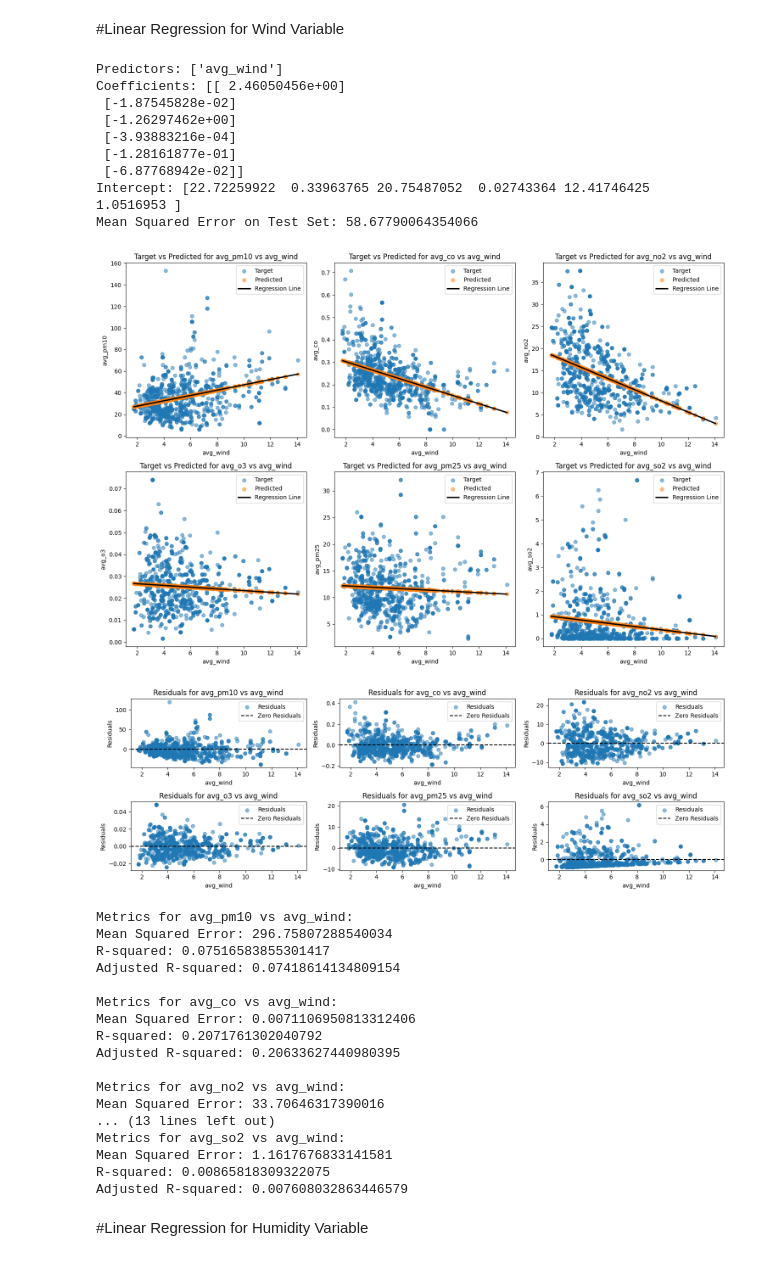
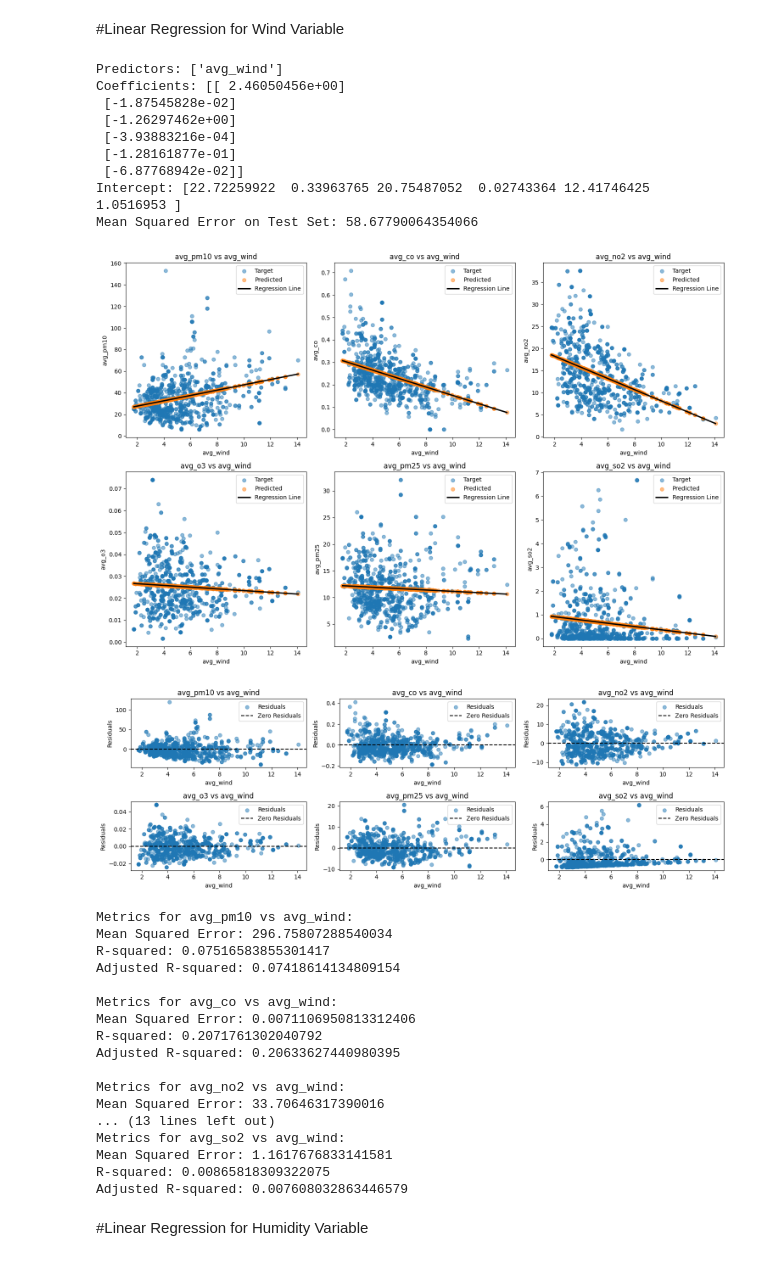
Before and after one commit to tjtrebat/air-quality-analysis, a Jupyter notebook: Target_vs_predicted.ipynb, the cells around one changed output. Saved outputs shown, nothing was run; the diff lists cells and outputs as text; code cells hidden in the pictures.

```diff
--- a/Target_vs_predicted.ipynb
+++ b/Target_vs_predicted.ipynb
@@ -76,7 +76,7 @@ for i, predictor in enumerate(predictors):
         plt.scatter(X_test[predictor], Y_test[dependent_variable], label='Target', alpha=0.5)
         plt.scatter(X_test[predictor], Y_predictor[:, j], label='Predicted', alpha=0.5)
         sns.regplot(x=X_test[predictor], y=Y_predictor[:, j], scatter=False, label='Regression Line', color='black')
-        plt.title(f'Target vs Predicted for {dependent_variable} vs {predictor}')
+        plt.title(f'{dependent_variable} vs {predictor}')
         plt.xlabel(predictor)
         plt.ylabel(dependent_variable)
         plt.legend()
@@ -91,7 +91,7 @@ for i, dependent_variable in enumerate(dependent_variables):
     plt.subplot(2, 3, i+1)
     plt.scatter(X_test[predictor], residuals[dependent_variable], label='Residuals', alpha=0.5)
     plt.axhline(y=0, color='black', linestyle='--', label='Zero Residuals')
-    plt.title(f'Residuals for {dependent_variable} vs {predictor}')
+    plt.title(f'{dependent_variable} vs {predictor}')
     plt.xlabel(predictor)
     plt.ylabel('Residuals')
     plt.legend()
@@ -180,7 +180,7 @@ for i, predictor in enumerate(predictors):
         plt.scatter(X_test[predictor], Y_test[dependent_variable], label='Target', alpha=0.5)
         plt.scatter(X_test[predictor], Y_predictor[:, j], label='Predicted', alpha=0.5)
         sns.regplot(x=X_test[predictor], y=Y_predictor[:, j], scatter=False, label='Regression Line', color='black')
-        plt.title(f'Target vs Predicted for {dependent_variable} vs {predictor}')
+        plt.title(f'{dependent_variable} vs {predictor}')
         plt.xlabel(predictor)
         plt.ylabel(dependent_variable)
         plt.legend()
@@ -195,7 +195,7 @@ for i, dependent_variable in enumerate(dependent_variables):
     plt.subplot(2, 3, i+1)
     plt.scatter(X_test[predictor], residuals[dependent_variable], label='Residuals', alpha=0.5)
     plt.axhline(y=0, color='black', linestyle='--', label='Zero Residuals')
-    plt.title(f'Residuals for {dependent_variable} vs {predictor}')
+    plt.title(f'{dependent_variable} vs {predictor}')
     plt.xlabel(predictor)
     plt.ylabel('Residuals')
     plt.legend()
@@ -284,7 +284,7 @@ for i, predictor in enumerate(predictors):
         plt.scatter(X_test[predictor], Y_test[dependent_variable], label='Target', alpha=0.5)
         plt.scatter(X_test[predictor], Y_predictor[:, j], label='Predicted', alpha=0.5)
         sns.regplot(x=X_test[predictor], y=Y_predictor[:, j], scatter=False, label='Regression Line', color='black')
-        plt.title(f'Target vs Predicted for {dependent_variable} vs {predictor}')
+        plt.title(f'{dependent_variable} vs {predictor}')
         plt.xlabel(predictor)
         plt.ylabel(dependent_variable)
         plt.legend()
@@ -299,39 +299,39 @@ for i, dependent_variable in enumerate(dependent_variables):
     plt.subplot(2, 3, i+1)
     plt.scatter(X_test[predictor], residuals[dependent_variable], label='Residuals', alpha=0.5)
     plt.axhline(y=0, color='black', linestyle='--', label='Zero Residuals')
-    plt.title(f'Residuals for {dependent_variable} vs {predictor}')
+    plt.title(f'{dependent_variable} vs {predictor}')
     plt.xlabel(predictor)
     plt.ylabel('Residuals')
     plt.legend()
 
 plt.tight_layout()
 plt.show()
 
 # Model Evaluation for Wind
 for i, dependent_variable in enumerate(dependent_variables):
     Y_test_var = Y_test[dependent_variable]
     Y_predictor_var = Y_predictor[:, i]
 
     mse_var = mean_squared_error(Y_test_var, Y_predictor_var)
     r_squared_var = r2_score(Y_test_var, Y_predictor_var)
     adjusted_r_squared_var = 1 - ((1 - r_squared_var) * (len(Y_test_var) - 1) / (len(Y_test_var) - 1 - 1))
 
     print(f"\nMetrics for {dependent_variable} vs avg_wind:")
     print(f"Mean Squared Error: {mse_var}")
     print(f"R-squared: {r_squared_var}")
     print(f"Adjusted R-squared: {adjusted_r_squared_var}")
 # %% [output]
 Predictors: ['avg_wind']
 Coefficients: [[ 2.46050456e+00]
  [-1.87545828e-02]
  [-1.26297462e+00]
  [-3.93883216e-04]
  [-1.28161877e-01]
  [-6.87768942e-02]]
 Intercept: [22.72259922  0.33963765 20.75487052  0.02743364 12.41746425  1.0516953 ]
 Mean Squared Error on Test Set: 58.67790064354066
-[figure, old version]
+[figure, new version]
-[figure, old version]
+[figure, new version]
 Metrics for avg_pm10 vs avg_wind:
 Mean Squared Error: 296.75807288540034
 R-squared: 0.07516583855301417
```
Also changed, not shown: parts of 3 cells of this notebook.
